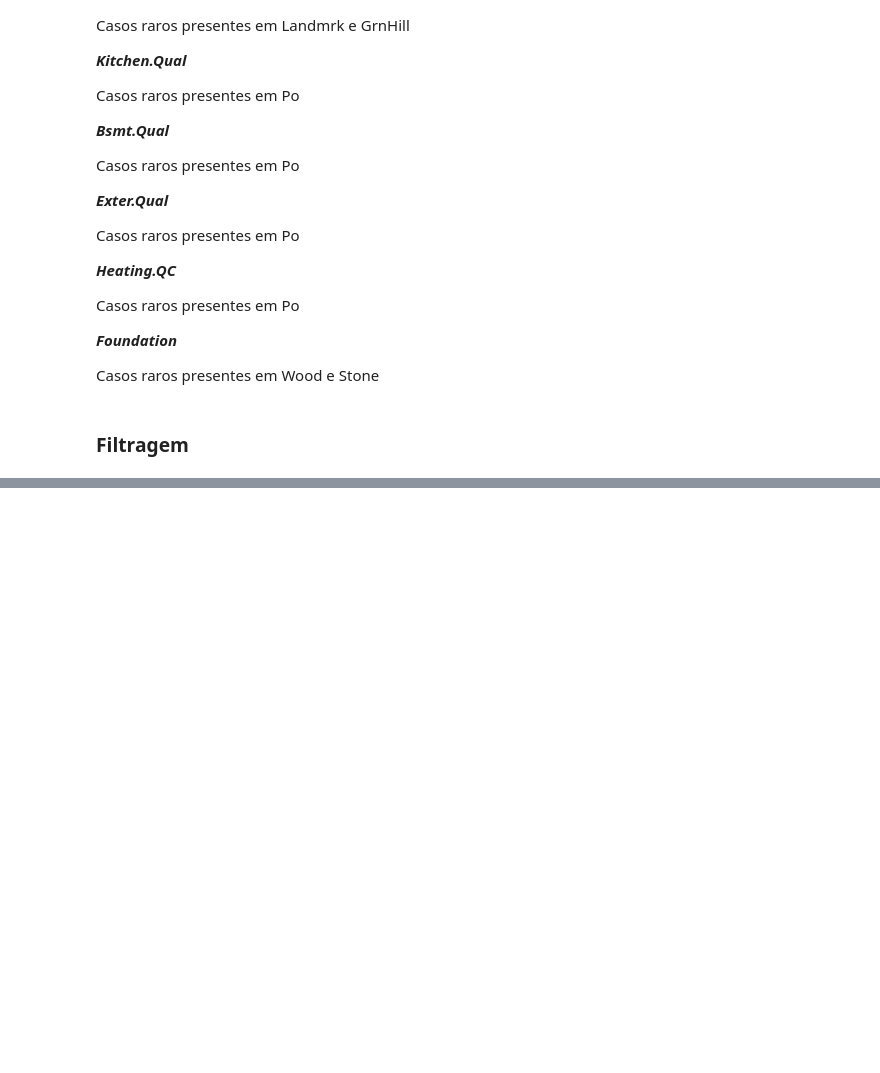
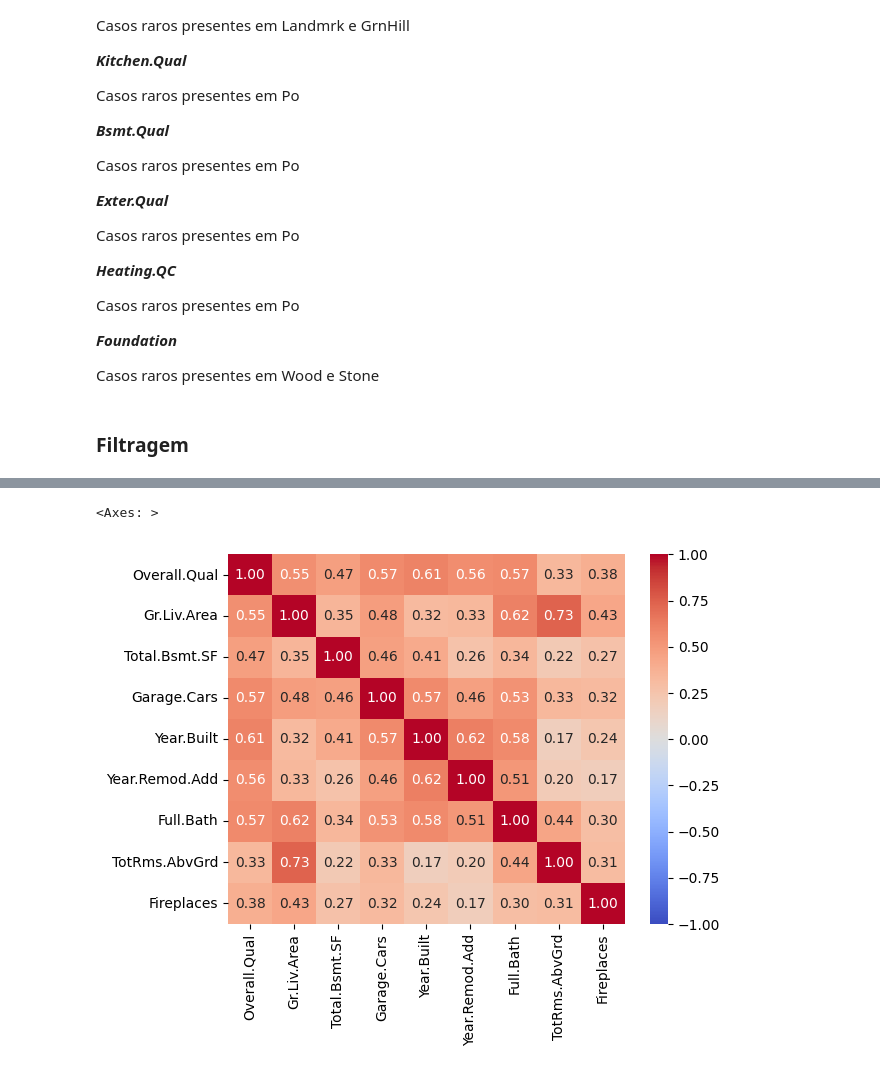
Before and after one commit to Joao-Pedro-Queiroz/projeto_ames, a Jupyter notebook: projeto.ipynb, the cells around one changed output, grey strips where cells are left out. Drawn from its saved outputs; the diff is of its cells as text; code cells hidden in the pictures; blank space fills up the shorter version.

```diff
--- a/projeto.ipynb
+++ b/projeto.ipynb
@@ -660,0 +663,9 @@ filtered_data = filter_data(data)
+# %%
+from sklearn.model_selection import train_test_split
+
+train_data, test_data = train_test_split(
+    filtered_data,
+    test_size=0.2,
+    random_state=42,
+    stratify=filtered_data["Neighborhood"],
+)
@@ -660,0 +674,23 @@ filtered_data = filter_data(data)
+# %%
+def split_features_target(
+    train_data: pd.DataFrame, test_data: pd.DataFrame
+) -> tuple[pd.DataFrame, pd.Series, pd.DataFrame, pd.Series]:
+    '''Splits the features and target from the training and test sets.
+
+    Args:
+        train_data: The training set.
+        test_data: The test set.
+
+    Returns:
+        A tuple containing the features and target for the training set, followed
+        by the features and target for the test set.
+    '''
+    X_train = train_data.drop('SalePrice', axis=1).copy()
+    y_train = train_data['SalePrice'].copy()
+
+    X_test = test_data.drop('SalePrice', axis=1).copy()
+    y_test = test_data['SalePrice'].copy()
+
+    return X_train, y_train, X_test, y_test
+# %%
+X_train, y_train, X_test, y_test = split_features_target(train_data, test_data)
@@ -660,0 +701,2 @@ filtered_data = filter_data(data)
+# %%
+corr_matrix = X_train.select_dtypes(include='number').corr()
@@ -660,0 +716,14 @@ filtered_data = filter_data(data)
+# %%
+import seaborn as sns
+
+sns.heatmap(
+    corr_matrix,
+    annot=True,
+    cmap='coolwarm',
+    fmt='.2f',
+    vmin=-1,
+    vmax=1,
+)
+# %% [output]
+<Axes: >
+[figure, added]
```
Also changed, not shown: parts of 18 cells of this notebook.
